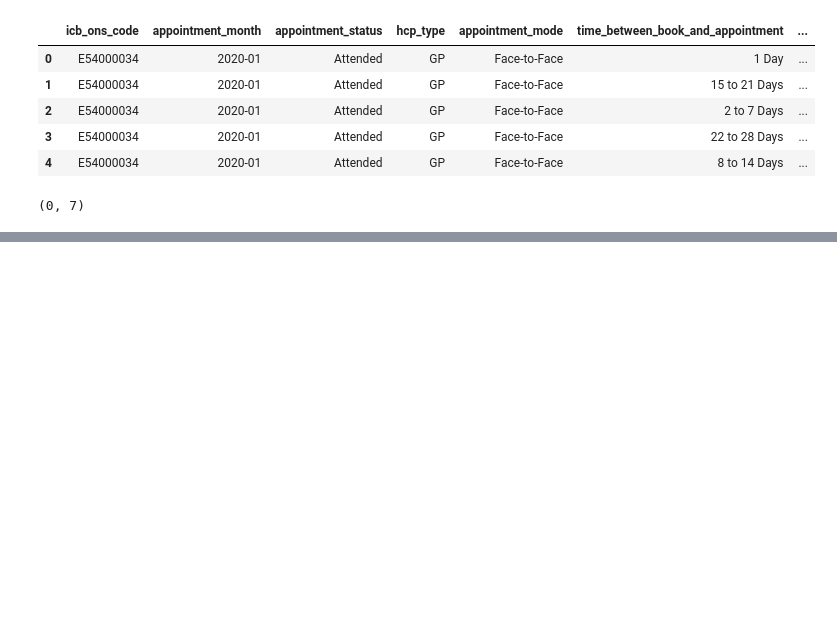
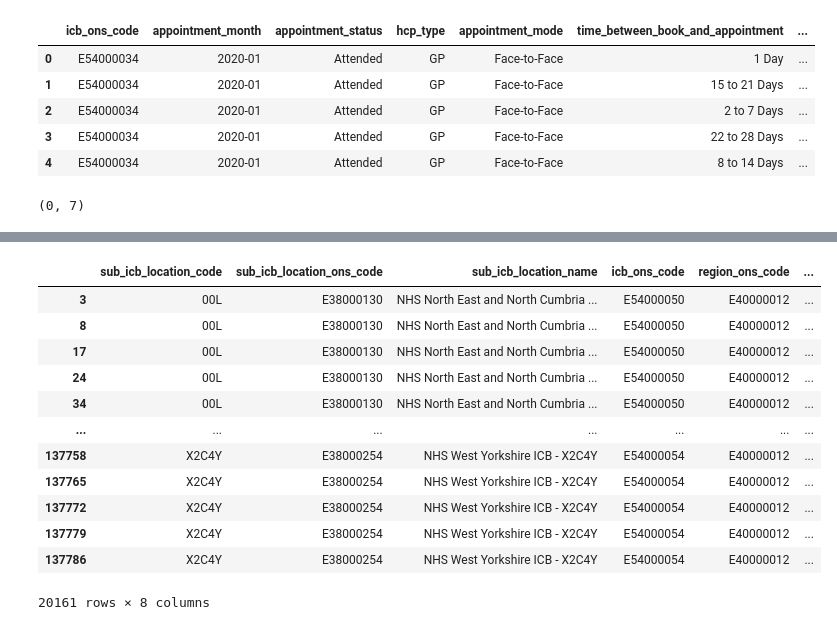
Before and after one commit to crialorob/Alonso_Robles_Cristina_DA201_Assignment, a Jupyter notebook: Alonso_Robles_Cristina_DA201_Assignment Activity 2_Import and explore the data.ipynb, the cells around one changed output, grey strips where cells are left out. Saved outputs shown, nothing was run; the diff lists cells and outputs as text; code cells hidden in the pictures; blank space fills up the shorter version.

```diff
--- a/Alonso_Robles_Cristina_DA201_Assignment Activity 2_Import and explore the data.ipynb
+++ b/Alonso_Robles_Cristina_DA201_Assignment Activity 2_Import and explore the data.ipynb
@@ -245,0 +295,9 @@ ar_na.shape
+# %%
+# Read the CSV file.
+# Assign a variable.
+# Use the pd.read_csv() function.
+# Specify the name of the CSV file.
+ad = pd.read_csv('actual_duration.csv')
+
+# Print the DataFrame.
+ad
@@ -245,0 +407,20 @@ ar_na.shape
+# %%
+# Filter the 'ad' DataFrame according to wrong values.
+# There are wrong values in the 'actual_duration' column, identified as'Unknown / Data Quality'.
+
+
+ad[ad['actual_duration'].str.contains('Unknown / Data Quality')]
+# %% [output]
+|  | sub_icb_location_code | sub_icb_location_ons_code | sub_icb_location_name | icb_ons_code | region_ons_code | ... |
+| 3 | 00L | E38000130 | NHS North East and North Cumbria ... | E54000050 | E40000012 | ... |
+| 8 | 00L | E38000130 | NHS North East and North Cumbria ... | E54000050 | E40000012 | ... |
+| 17 | 00L | E38000130 | NHS North East and North Cumbria ... | E54000050 | E40000012 | ... |
+| 24 | 00L | E38000130 | NHS North East and North Cumbria ... | E54000050 | E40000012 | ... |
+| 34 | 00L | E38000130 | NHS North East and North Cumbria ... | E54000050 | E40000012 | ... |
+| ... | ... | ... | ... | ... | ... | ... |
+| 137758 | X2C4Y | E38000254 | NHS West Yorkshire ICB - X2C4Y | E54000054 | E40000012 | ... |
+| 137765 | X2C4Y | E38000254 | NHS West Yorkshire ICB - X2C4Y | E54000054 | E40000012 | ... |
+| 137772 | X2C4Y | E38000254 | NHS West Yorkshire ICB - X2C4Y | E54000054 | E40000012 | ... |
+| 137779 | X2C4Y | E38000254 | NHS West Yorkshire ICB - X2C4Y | E54000054 | E40000012 | ... |
+| 137786 | X2C4Y | E38000254 | NHS West Yorkshire ICB - X2C4Y | E54000054 | E40000012 | ... |
+20161 rows × 8 columns
```
Also changed, not shown: parts of 20 cells of this notebook, 1 other file.
